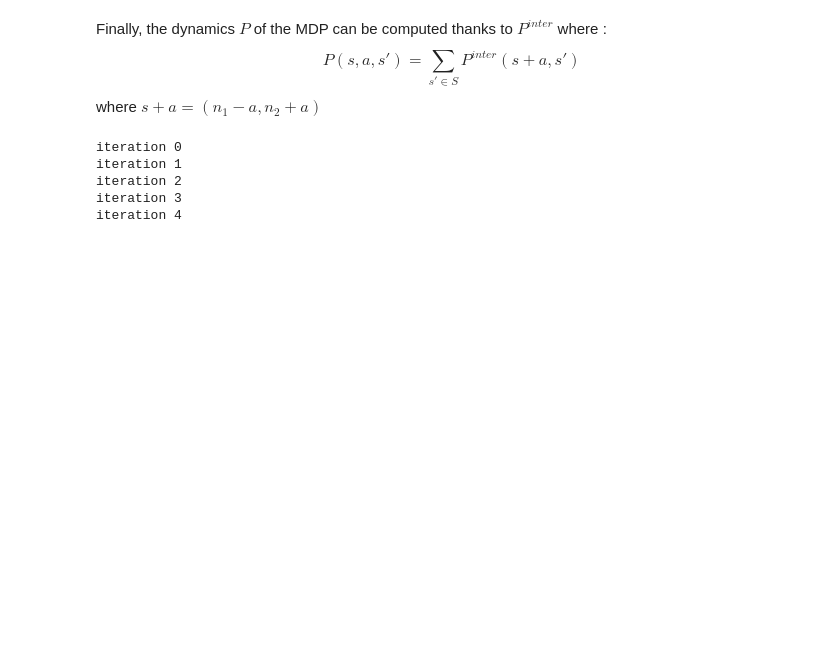
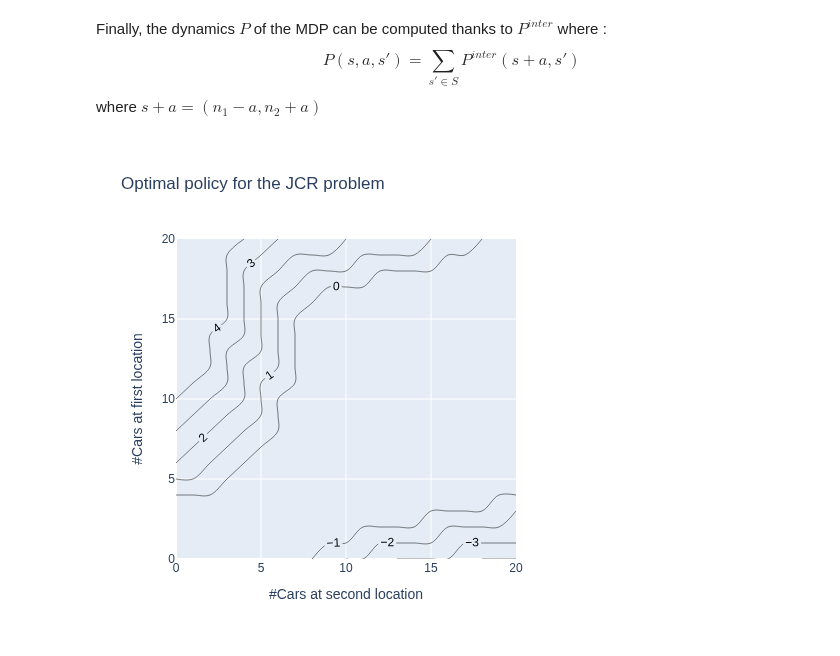
Before and after one commit to Salma-Hammani/Sutto-Barto-RL-exercises, a Jupyter notebook: Chapter4 - Dynamic Programming.ipynb, the cells around one changed output. Saved outputs shown, nothing was run; the diff lists cells and outputs as text; code cells hidden in the pictures; blank space fills up the shorter version.

Commit message:
figure rendering for chapter 4 test

```diff
--- a/Chapter4 - Dynamic Programming.ipynb
+++ b/Chapter4 - Dynamic Programming.ipynb
@@ -131,7 +133,8 @@ def buildJCRModel(maxCars, maxMoves, movingFee, lambdaRentLoc1, lambdaRentLoc2,
 
     return nStates, legalActions, actionMapping, rewardMapping, dynamics, terminals
 # %%
-def plotPolicyJCR(policy):
+# Plot a heatmap of the policy based on the number of cars at locations 1 and 2
+def plotPolicyJCR(policy, title):
     x = np.arange(maxCars + 1)
     y = np.arange(maxCars + 1)
 
@@ -140,6 +143,9 @@ def plotPolicyJCR(policy):
 
     fig = go.Figure()
     fig.add_trace(go.Contour(x=x, y=x, z=Z, contours=dict(coloring="none", showlabels=True, start=-maxMoves, end=maxMoves, size=1), line=dict(color="black")))
-    fig.update_layout(width=400, height=400)
+    fig.update_layout(width=500, height=500, title=title)
+    fig.update_xaxes(title="#Cars at second location")
+    fig.update_yaxes(title="#Cars at first location")
+
     fig.show()
 # %%
@@ -223,11 +231,7 @@ epsilonJCR = 0.001
 policyInitJCR = maxMoves * np.ones(nStatesJCR, dtype=int)
 vInitJCR = np.zeros(nStatesJCR)
 vStarJCR, policyStarJCR = policyIter(modelJCR, epsilonJCR, gammaJCR, policyInitJCR, vInitJCR)
-plotPolicyJCR(policyStarJCR)
-plotValueJCR(vStarJCR)
-# %% [output]
-iteration 0
-iteration 1
-iteration 2
-iteration 3
-iteration 4
+# %%
+plotPolicyJCR(policyStarJCR, title="Optimal policy for the JCR problem")
+# %% [output]
+[figure, added]
```
Also changed, not shown: parts of 11 cells of this notebook.
